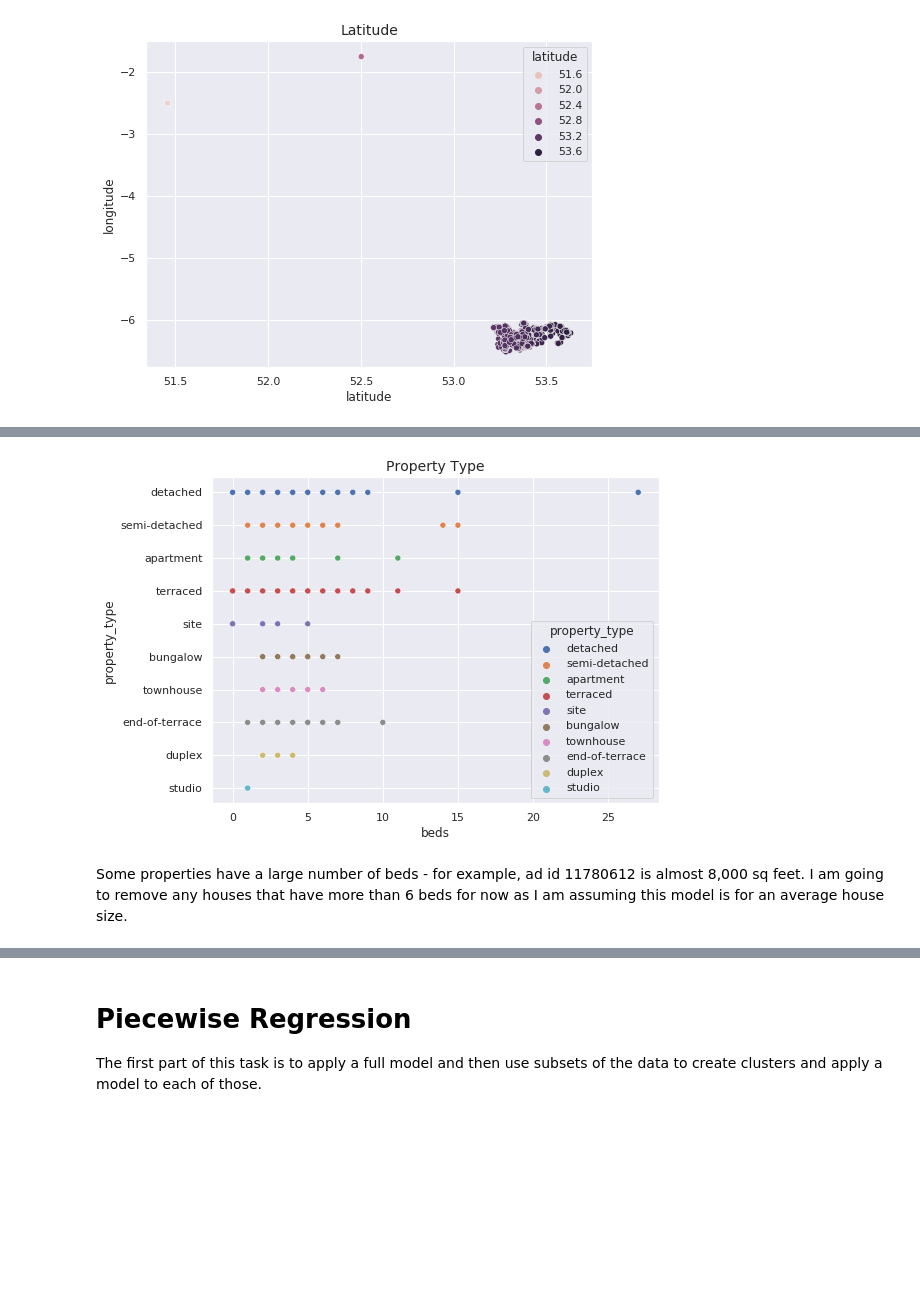
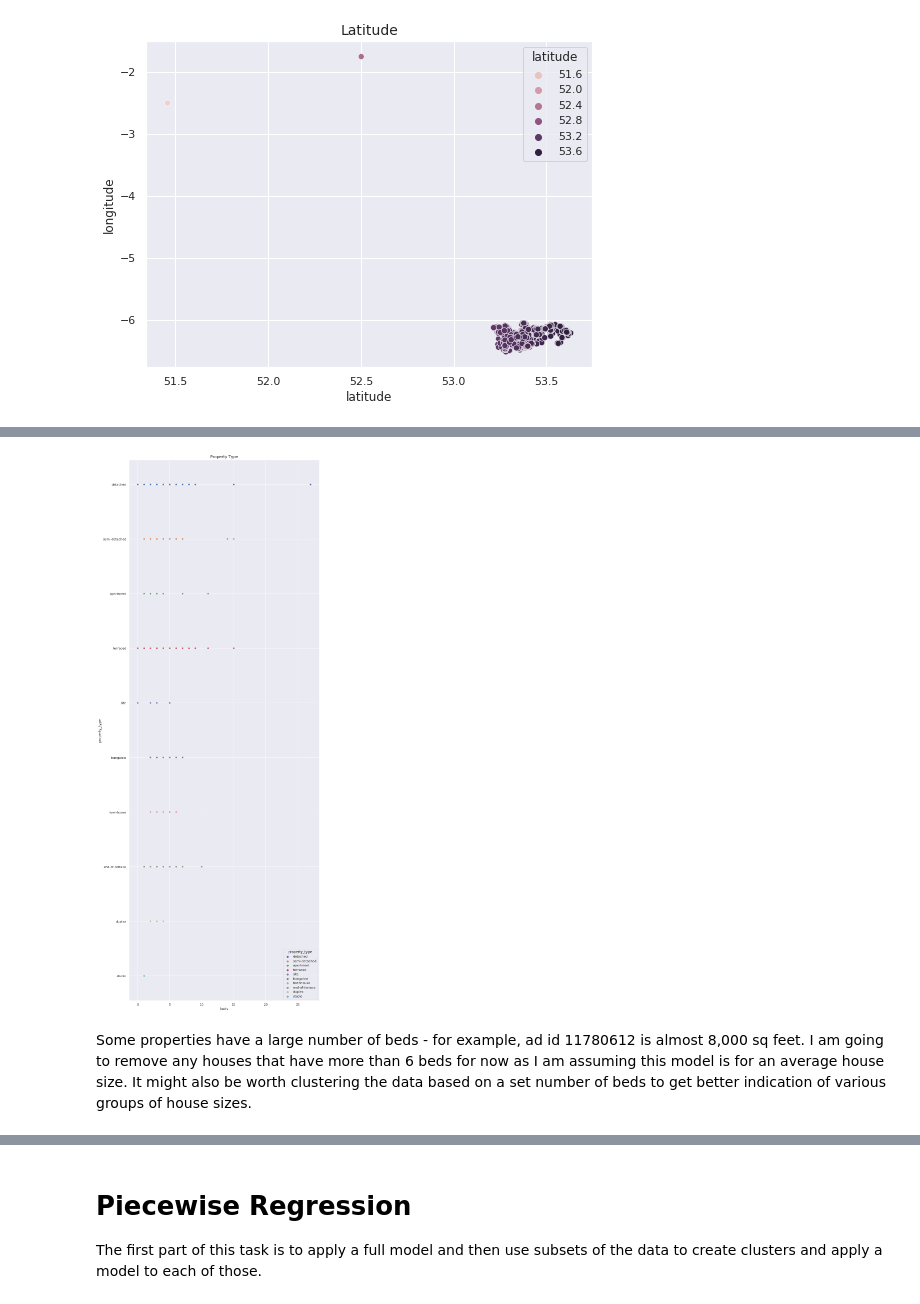
Before and after one commit to 9309888/ET5003-Group-2, a Jupyter notebook: ET5003_Etivity2_JohnHayes_9309888.ipynb, the cells around one changed output, grey strips where cells are left out. Drawn from its saved outputs; the diff is of its cells as text; code cells hidden in the pictures; blank space fills up the shorter version.

Commit message:
Add files via upload
Update data cleaning, simulations. Fix graph sizes & some cleanup.

```diff
--- a/ET5003_Etivity2_JohnHayes_9309888.ipynb
+++ b/ET5003_Etivity2_JohnHayes_9309888.ipynb
@@ -499,0 +507,6 @@ plt.show()
+# %%
+sns.set(rc={'figure.figsize':(12,35)})
+
+sns.scatterplot(data=df_orig_train_data,x='beds', y='area', hue='beds')
+plt.title("Area", fontsize=14)
+plt.show()
@@ -500,9 +536,9 @@ plt.show()
 # %%
-sns.scatterplot(data=df_train_data,x='beds', y='property_type', hue='property_type')
+sns.scatterplot(data=df_orig_train_data,x='beds', y='property_type', hue='property_type')
 plt.title("Property Type", fontsize=14)
 plt.show()
 # %% [output]
-[figure, old version]
+[figure, new version]
 # %% [markdown]
-Some properties have a large number of beds - for example, ad id 11780612 is almost 8,000 sq feet. I am going to remove any houses that have more than 6 beds for now as I am assuming this model is for an average house size.
+Some properties have a large number of beds - for example, ad id 11780612 is almost 8,000 sq feet. I am going to remove any houses that have more than 6 beds for now as I am assuming this model is for an average house size. It might also be worth clustering the data based on a set number of beds to get better indication of various groups of house sizes.
 # %%
```
Also changed, not shown: parts of 94 cells of this notebook.
